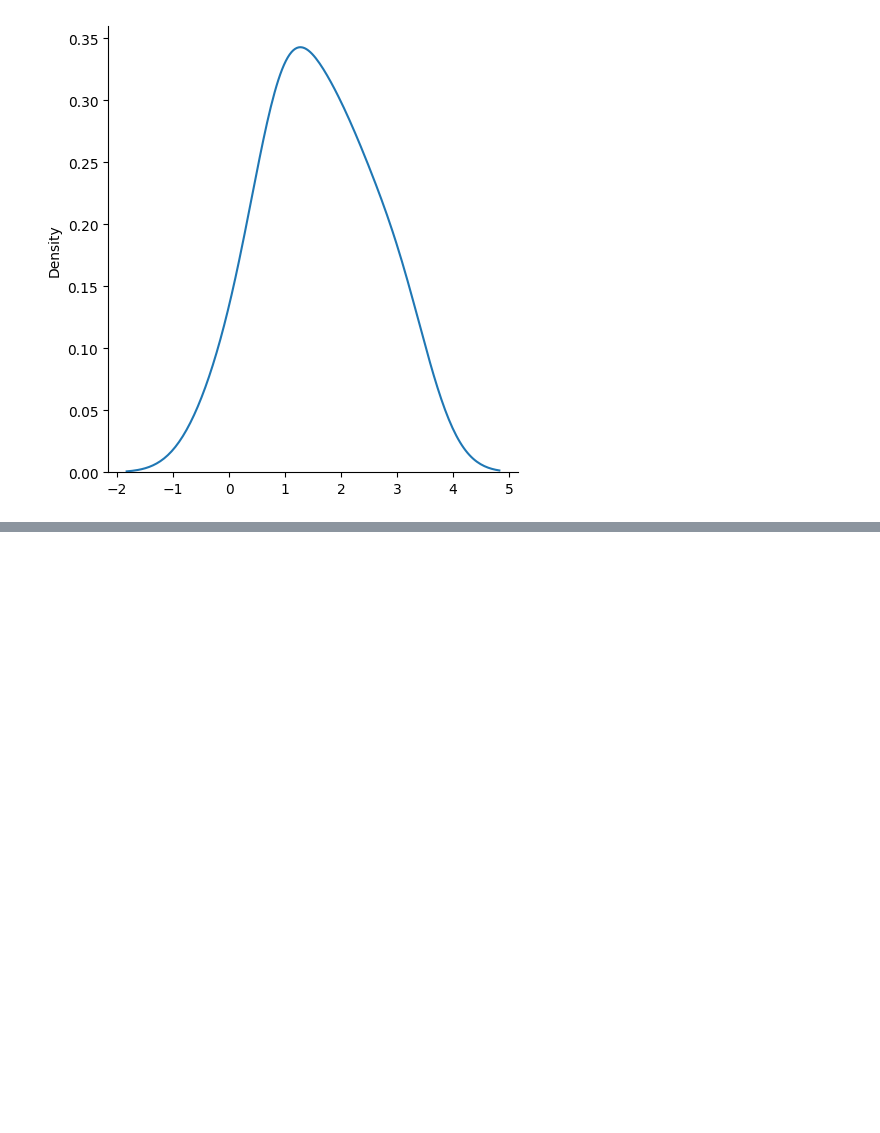
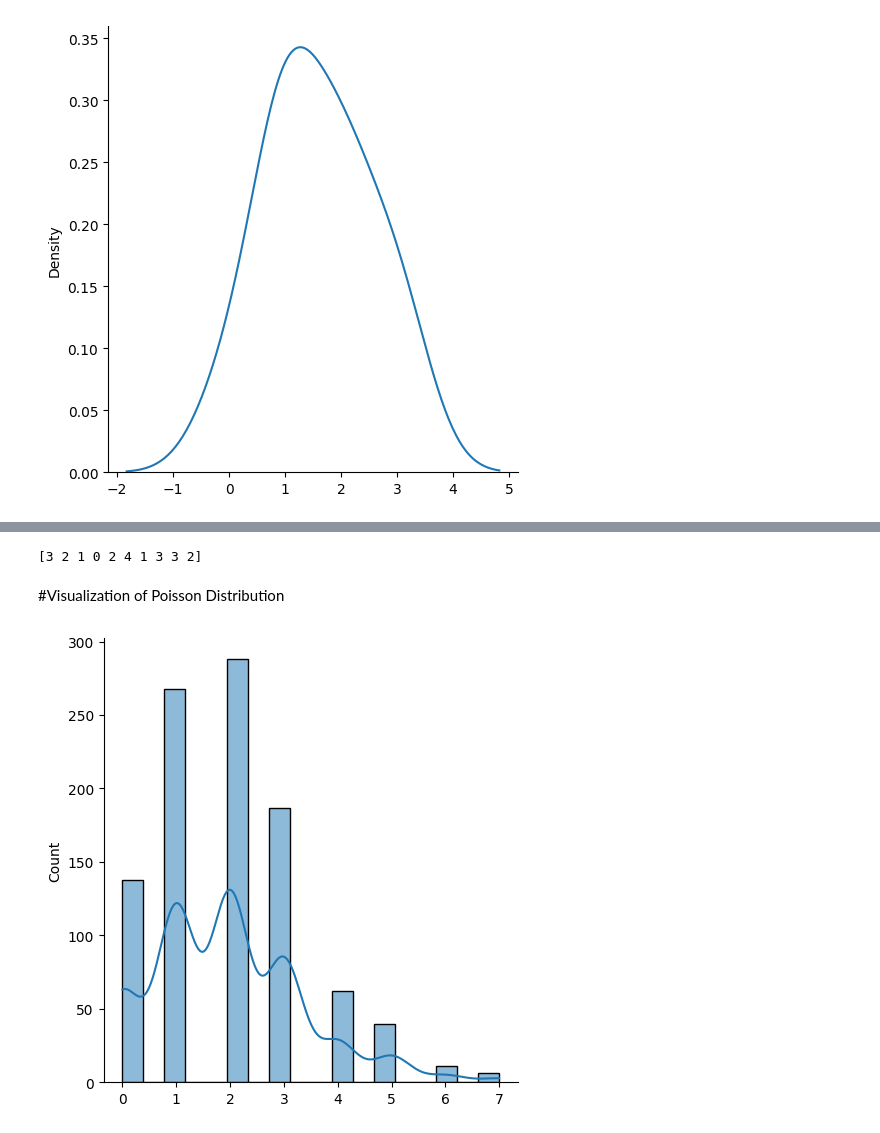
Before and after one commit to darshank26/Learn-NumPy, a Jupyter notebook: Learn_NumPy.ipynb, the cells around one changed output, grey strips where cells are left out. Saved outputs shown, nothing was run; the diff lists cells and outputs as text; code cells hidden in the pictures; blank space fills up the shorter version.

```diff
--- a/Learn_NumPy.ipynb
+++ b/Learn_NumPy.ipynb
@@ -1195,0 +1204,20 @@ plt.show()
+# %%
+from numpy import random
+
+value = random.poisson(lam = 2 ,size=10)
+
+print(value)
+# %% [output]
+[3 2 1 0 2 4 1 3 3 2]
+# %% [markdown]
+#Visualization of Poisson Distribution
+# %%
+import matplotlib.pyplot as plt
+import seaborn as sns
+
+
+sns.displot(random.poisson(lam=2,size=1000), kde="False")
+
+plt.show()
+# %% [output]
+[figure, added]
```
Also changed, not shown: parts of 9 cells of this notebook.
